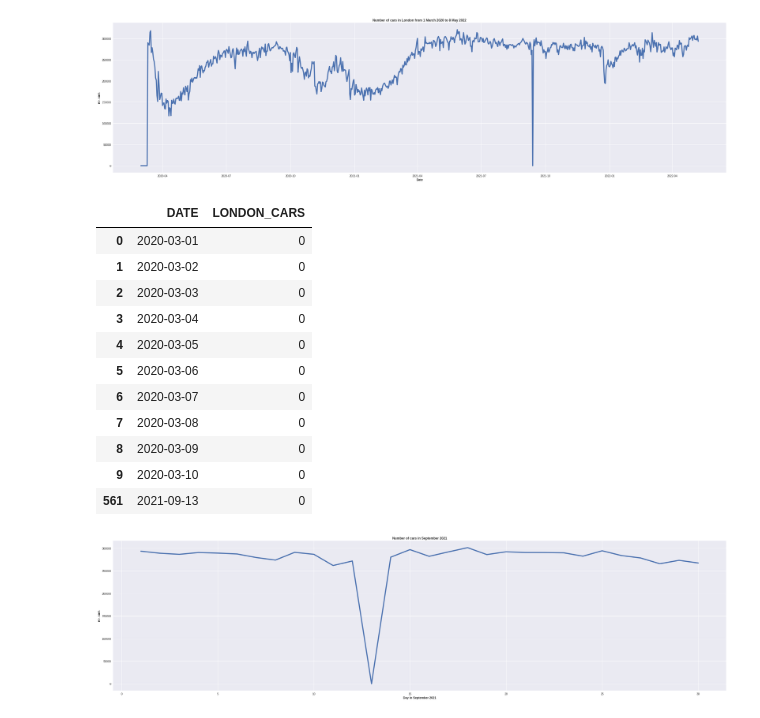
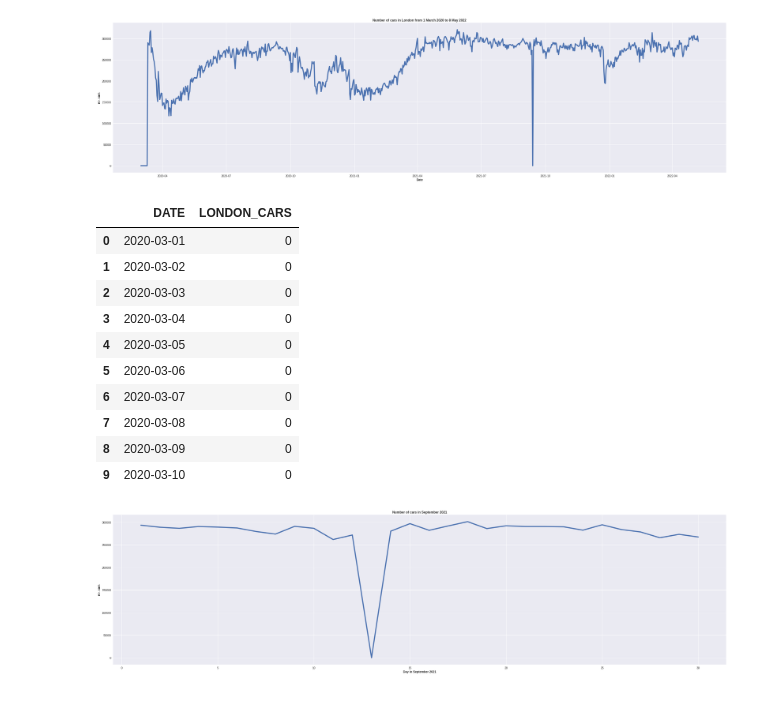
Before and after one commit to ravsheerRSA/Python_Training, a Jupyter notebook: training.ipynb, the cells around one changed output. Drawn from its saved outputs; the diff is of its cells as text; code cells hidden in the pictures.

```diff
--- a/training.ipynb
+++ b/training.ipynb
@@ -697,18 +694,17 @@ plt.show()
 # %% [output]
 [figure]
 # %%
-df.loc[df['LONDON_CARS'] == 0 , ['DATE', 'LONDON_CARS']]
+df.loc[df_ldn_cars['LONDON_CARS'] == 0 , ['DATE', 'LONDON_CARS']]
 # %% [output]
 |  | DATE | LONDON_CARS |
 | 0 | 2020-03-01 | 0 |
 | 1 | 2020-03-02 | 0 |
 | 2 | 2020-03-03 | 0 |
 | 3 | 2020-03-04 | 0 |
 | 4 | 2020-03-05 | 0 |
 | 5 | 2020-03-06 | 0 |
 | 6 | 2020-03-07 | 0 |
 | 7 | 2020-03-08 | 0 |
 | 8 | 2020-03-09 | 0 |
 | 9 | 2020-03-10 | 0 |
-| 561 | 2021-09-13 | 0 |
 # %%
```
Also changed, not shown: parts of 2 cells of this notebook.
